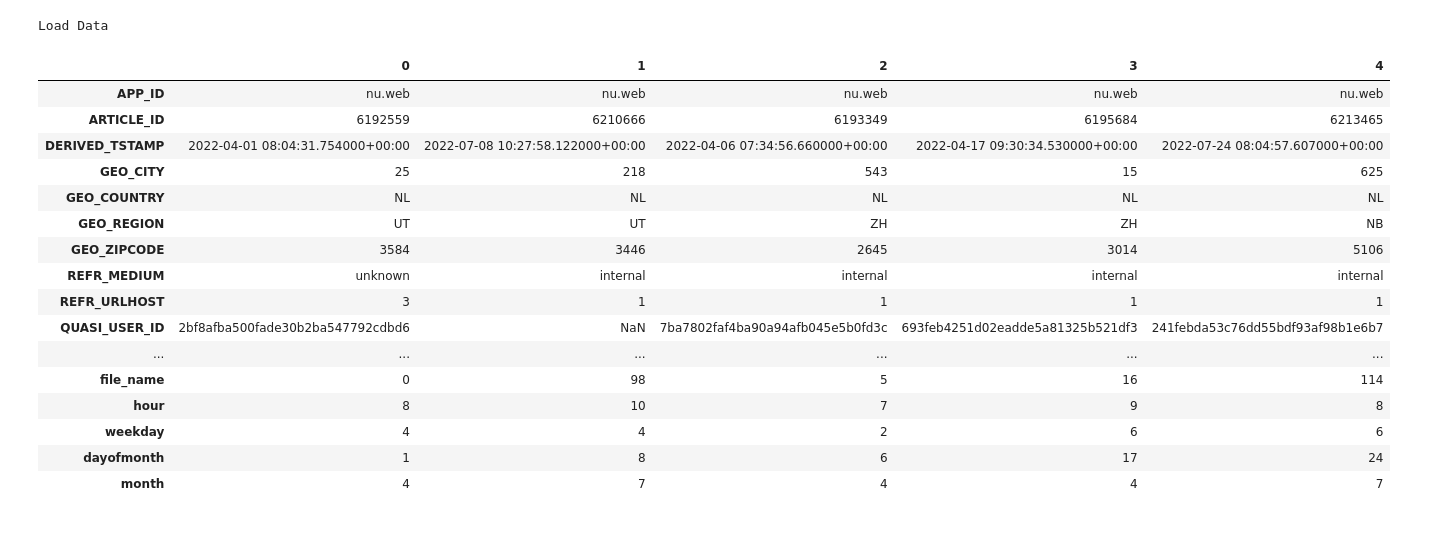
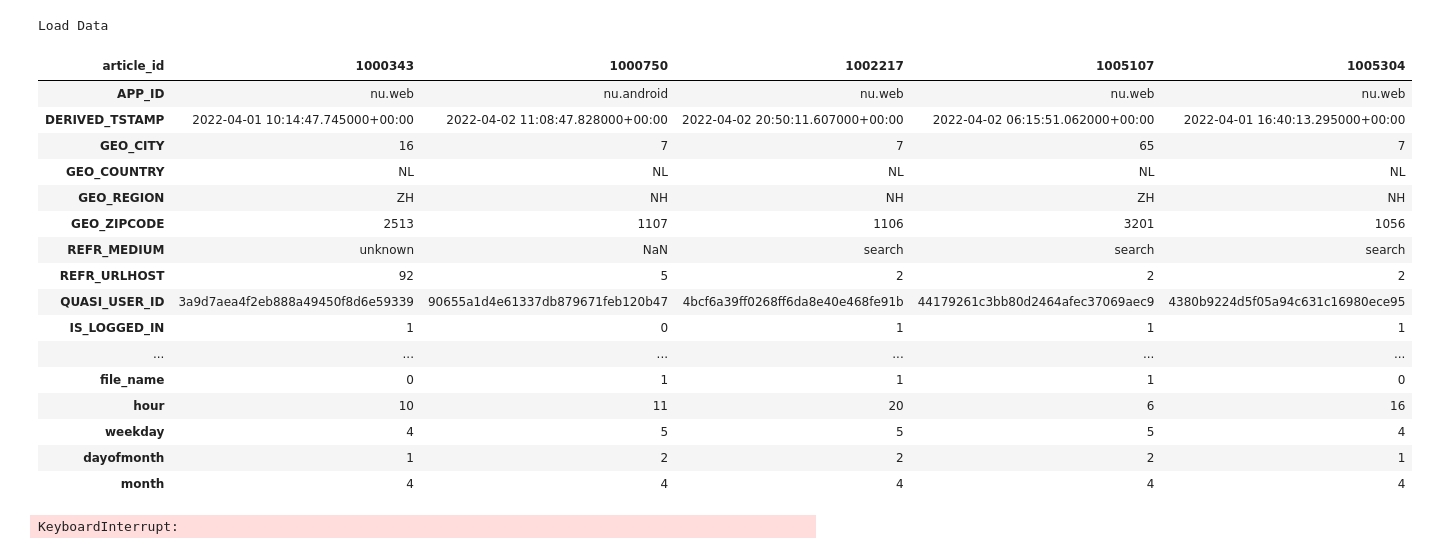
Before and after one commit to Olu93/work_beyond_clicks, a Jupyter notebook: notebook_clustering_users.ipynb, the cells around one changed output. Cells and saved outputs as stored; diff of their text form; code cells hidden in the pictures.

```diff
--- a/notebook_clustering_users.ipynb
+++ b/notebook_clustering_users.ipynb
@@ -22,52 +22,54 @@ import panel as pn
 pn.extension(comms="vscode")
 # %%
 print("Load Data")
-DATA_FOLDER = "preflight"
+DATA_FOLDER = "reduced"
 ddf_views = dd.read_csv(f'data_dpg_testdata/{DATA_FOLDER}/reduced_views.csv', dtype={'GEO_ZIPCODE': object,
         'REFR_MEDIUM': object,
         'IS_LOGGED_IN': object,
         'file_name': object,
-        "privacy_advertising":int,
-        "privacy_analytics":int,
-        "privacy_functional":int,
-        "privacy_geo_location":int,
-        "privacy_marketing":int,
-        "privacy_non-personalised_ads":int,
-        "privacy_personalisation":int,
-        "privacy_social_media":int,
-        "privacy_target_advertising":int,
+        'ARTICLE_ID':object,
        })
+ddf_views["article_id"] = ddf_views["ARTICLE_ID"]
+ddf_views = ddf_views.drop(["ARTICLE_ID"] , axis=1)
 ddf_views["DERIVED_TSTAMP"] = dd.to_datetime(ddf_views["DERIVED_TSTAMP"])
 ddf_views["hour"] = ddf_views["DERIVED_TSTAMP"].dt.hour
 ddf_views["weekday"] = ddf_views["DERIVED_TSTAMP"].dt.weekday
 ddf_views["dayofmonth"] = ddf_views["DERIVED_TSTAMP"].dt.day
 ddf_views["month"] = ddf_views["DERIVED_TSTAMP"].dt.month
 ddf_views = ddf_views.replace("nu.web.advertorial", "nu.web")
 device_counts = ddf_views["APP_ID"].value_counts().compute()
+# sample_amount = (device_counts.min()//100000)*100000
 sample_amount = device_counts.min()
 unique_devices = device_counts.index.unique()
 columns_privacy = list(ddf_views.columns[ddf_views.columns.str.startswith("privacy_")].values)
 columns_time = ["hour", "weekday", "dayofmonth", "month"]
-ddf_views = ddf_views.groupby('APP_ID').apply(lambda df: df.sample(sample_amount), meta=ddf_views.partitions[0]).reset_index(drop=True)
+# ddf_views = ddf_views.groupby('APP_ID').apply(lambda df: df.sample(sample_amount), meta=ddf_views.partitions[0])
+ddf_views = ddf_views.set_index('article_id')
+ddf_views_unidentified = ddf_views[ddf_views["QUASI_USER_ID"].isna()].copy()
+ddf_views = ddf_views[~ddf_views["QUASI_USER_ID"].isna()]
 ddf_views.head().T
 # %% [output]
 Load Data
-|  | 0 | 1 | 2 | 3 | 4 |
-| APP_ID | nu.web | nu.web | nu.web | nu.web | nu.web |
-| ARTICLE_ID | 6192559 | 6210666 | 6193349 | 6195684 | 6213465 |
-| DERIVED_TSTAMP | 2022-04-01 08:04:31.754000+00:00 | 2022-07-08 10:27:58.122000+00:00 | 2022-04-06 07:34:56.660000+00:00 | 2022-04-17 09:30:34.530000+00:00 | 2022-07-24 08:04:57.607000+00:00 |
-| GEO_CITY | 25 | 218 | 543 | 15 | 625 |
+| article_id | 1000343 | 1000750 | 1002217 | 1005107 | 1005304 |
+| APP_ID | nu.web | nu.android | nu.web | nu.web | nu.web |
+| DERIVED_TSTAMP | 2022-04-01 10:14:47.745000+00:00 | 2022-04-02 11:08:47.828000+00:00 | 2022-04-02 20:50:11.607000+00:00 | 2022-04-02 06:15:51.062000+00:00 | 2022-04-01 16:40:13.295000+00:00 |
+| GEO_CITY | 16 | 7 | 7 | 65 | 7 |
 | GEO_COUNTRY | NL | NL | NL | NL | NL |
-| GEO_REGION | UT | UT | ZH | ZH | NB |
-| GEO_ZIPCODE | 3584 | 3446 | 2645 | 3014 | 5106 |
-| REFR_MEDIUM | unknown | internal | internal | internal | internal |
-| REFR_URLHOST | 3 | 1 | 1 | 1 | 1 |
-| QUASI_USER_ID | 2bf8afba500fade30b2ba547792cdbd6 | NaN | 7ba7802faf4ba90a94afb045e5b0fd3c | 693feb4251d02eadde5a81325b521df3 | 241febda53c76dd55bdf93af98b1e6b7 |
+| GEO_REGION | ZH | NH | NH | ZH | NH |
+| GEO_ZIPCODE | 2513 | 1107 | 1106 | 3201 | 1056 |
+| REFR_MEDIUM | unknown | NaN | search | search | search |
+| REFR_URLHOST | 92 | 5 | 2 | 2 | 2 |
+| QUASI_USER_ID | 3a9d7aea4f2eb888a49450f8d6e59339 | 90655a1d4e61337db879671feb120b47 | 4bcf6a39ff0268ff6da8e40e468fe91b | 44179261c3bb80d2464afec37069aec9 | 4380b9224d5f05a94c631c16980ece95 |
+| IS_LOGGED_IN | 1 | 0 | 1 | 1 | 1 |
 | ... | ... | ... | ... | ... | ... |
-| file_name | 0 | 98 | 5 | 16 | 114 |
-| hour | 8 | 10 | 7 | 9 | 8 |
-| weekday | 4 | 4 | 2 | 6 | 6 |
-| dayofmonth | 1 | 8 | 6 | 17 | 24 |
-| month | 4 | 7 | 4 | 4 | 7 |
+| file_name | 0 | 1 | 1 | 1 | 0 |
+| hour | 10 | 11 | 20 | 6 | 16 |
+| weekday | 4 | 5 | 5 | 5 | 4 |
+| dayofmonth | 1 | 2 | 2 | 2 | 1 |
+| month | 4 | 4 | 4 | 4 | 4 |
+# %%
+ddf_views.partitions[0]
+# %% [output]
+KeyboardInterrupt:
 # %%
 DATA_FOLDER_ARTICLES = "reduced"
```
Also changed, not shown: parts of 18 cells of this notebook.
